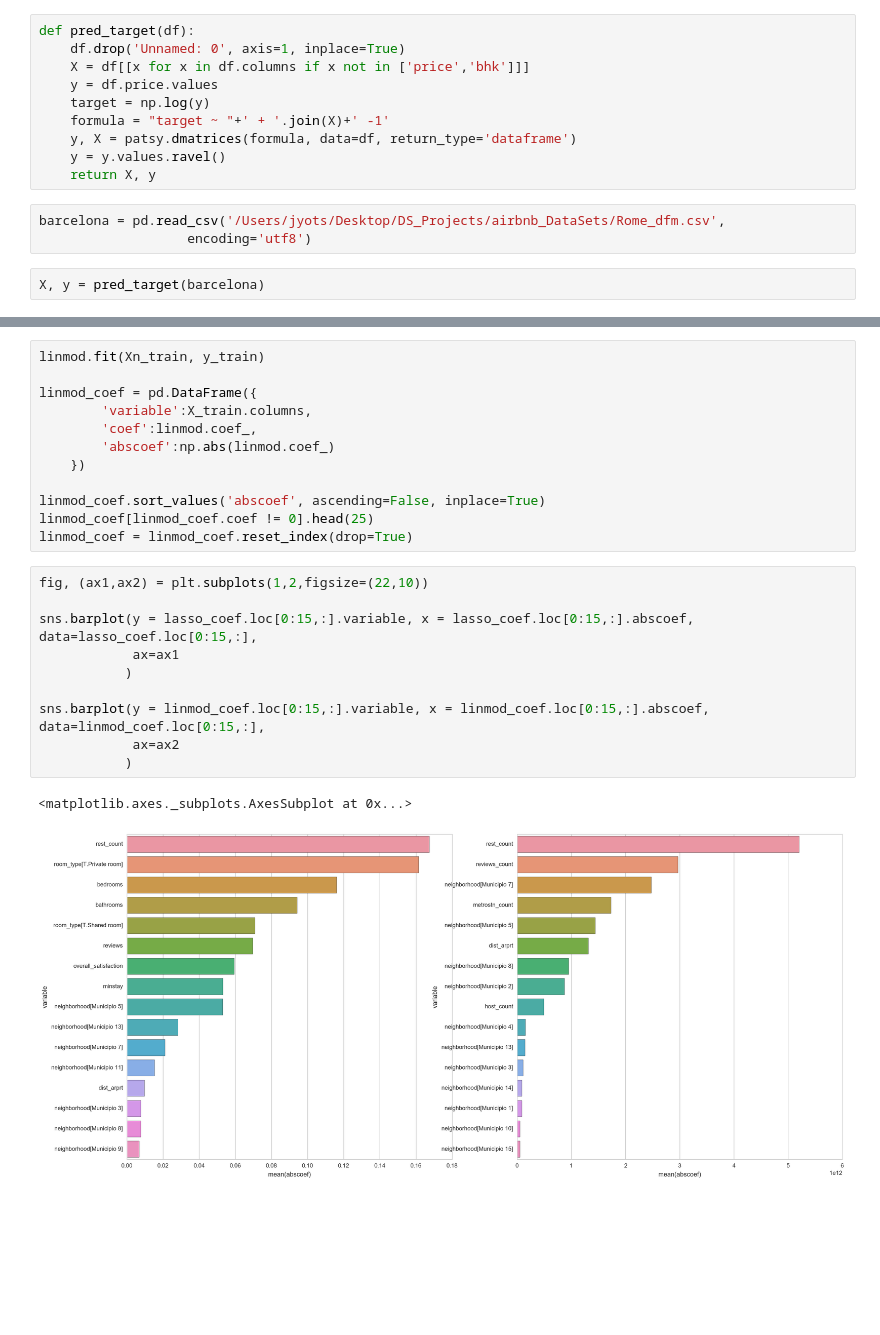
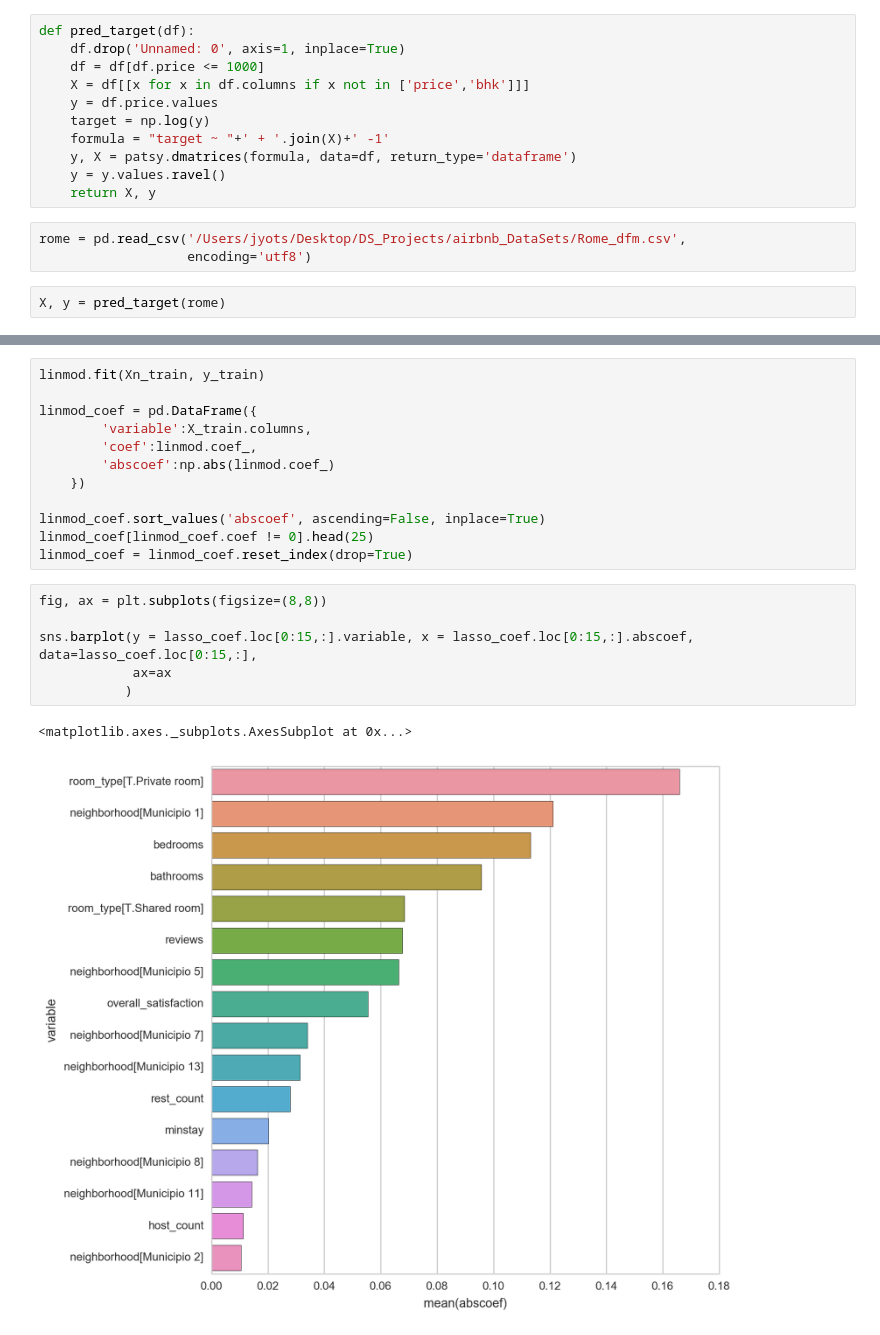
Before and after one commit to Jyojha/DS_Projects, a Jupyter notebook: Rome_Model.ipynb, the cells around one changed output, grey strips where cells are left out. Cells and saved outputs as stored; diff of their text form; blank space fills up the shorter version.

```diff
--- a/Rome_Model.ipynb
+++ b/Rome_Model.ipynb
@@ -22,6 +22,7 @@ import patsy
 # %%
 def pred_target(df):
     df.drop('Unnamed: 0', axis=1, inplace=True)
+    df = df[df.price <= 1000]
     X = df[[x for x in df.columns if x not in ['price','bhk']]]
     y = df.price.values
     target = np.log(y)
@@ -30,10 +31,10 @@ def pred_target(df):
     y = y.values.ravel()
     return X, y
 # %%
-barcelona = pd.read_csv('/Users/jyots/Desktop/DS_Projects/airbnb_DataSets/Rome_dfm.csv',
+rome = pd.read_csv('/Users/jyots/Desktop/DS_Projects/airbnb_DataSets/Rome_dfm.csv',
                    encoding='utf8')
 # %%
-X, y = pred_target(barcelona)
+X, y = pred_target(rome)
 # %%
 X_train, X_test, y_train, y_test = train_test_split(X, y, test_size = 0.3)
 # %%
@@ -190,15 +204,11 @@ linmod_coef.sort_values('abscoef', ascending=False, inplace=True)
 linmod_coef[linmod_coef.coef != 0].head(25)
 linmod_coef = linmod_coef.reset_index(drop=True)
 # %%
-fig, (ax1,ax2) = plt.subplots(1,2,figsize=(22,10))
+fig, ax = plt.subplots(figsize=(8,8))
 
 sns.barplot(y = lasso_coef.loc[0:15,:].variable, x = lasso_coef.loc[0:15,:].abscoef, data=lasso_coef.loc[0:15,:],
-            ax=ax1
+            ax=ax
            )
-
-sns.barplot(y = linmod_coef.loc[0:15,:].variable, x = linmod_coef.loc[0:15,:].abscoef, data=linmod_coef.loc[0:15,:],
-            ax=ax2
-           )
 # %% [output]
 <matplotlib.axes._subplots.AxesSubplot at 0x...>
-[figure, old version]
+[figure, new version]
```
Also changed, not shown: parts of 17 cells of this notebook.
